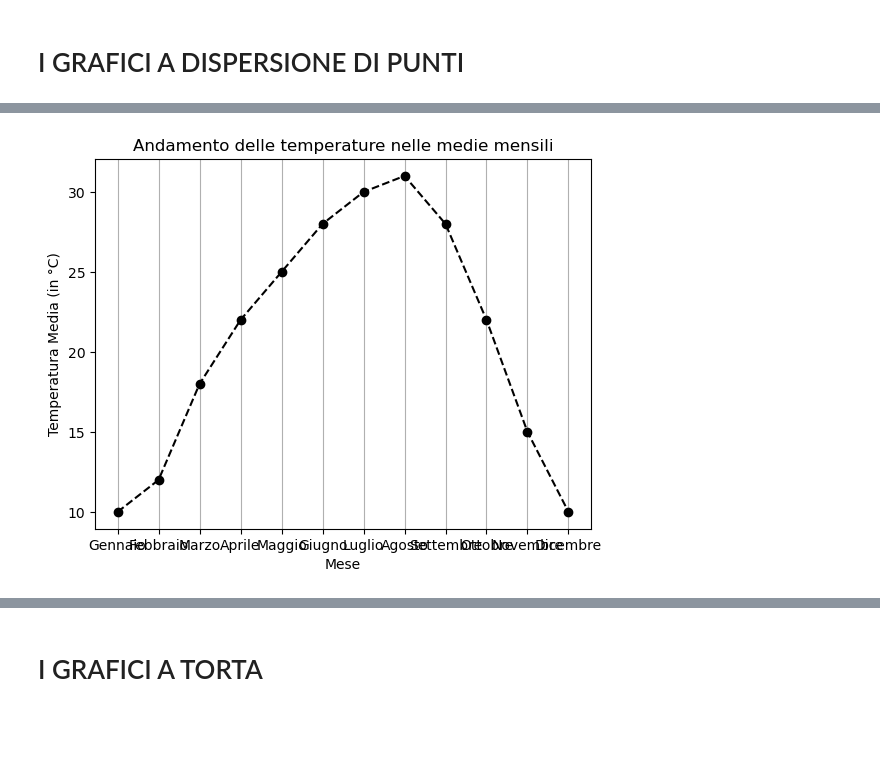
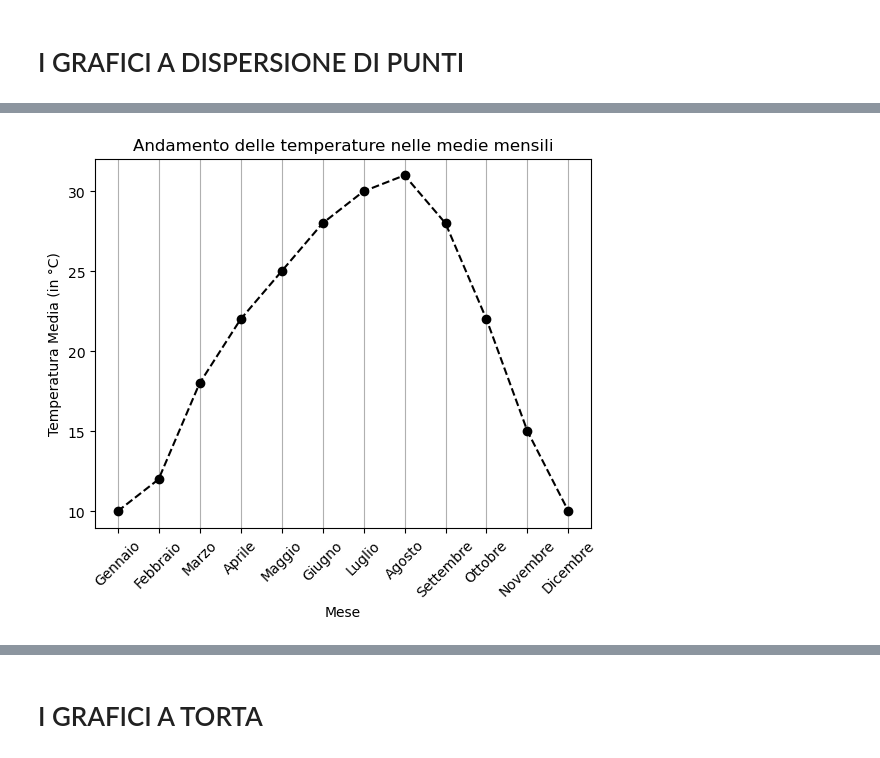
Before and after one commit to Istituto-freudinttheprodev/Python-ROBOTICA-E-AI, a Jupyter notebook: Es. 3 (i grafici).ipynb, the cells around one changed output, grey strips where cells are left out. Cells and saved outputs as stored; diff of their text form; code cells hidden in the pictures; blank space fills up the shorter version.

```diff
--- a/Es. 3 (i grafici).ipynb
+++ b/Es. 3 (i grafici).ipynb
@@ -106,12 +207,13 @@ plt.show()
 # %%
 import matplotlib.pyplot as plt
 mese=["Gennaio", "Febbraio", "Marzo", "Aprile", "Maggio", "Giugno", "Luglio", "Agosto", "Settembre", "Ottobre", "Novembre", "Dicembre"]
-temperaturamediadeimesi = [10, 12, 18, 22, 25, 28, 30, 31, 28, 22, 15, 10]
-plt.plot(mese, temperaturamediadeimesi, marker="o", linestyle="--", color="black")#si usa plot perchè in questo caso è un grafico a dispersione di punti
+temperaturamediadeimesi=[10, 12, 18, 22, 25, 28, 30, 31, 28, 22, 15, 10]
+plt.plot(mese, temperaturamediadeimesi, marker="o", linestyle="--", color="black")
 plt.title("Andamento delle temperature nelle medie mensili")
 plt.xlabel("Mese")
 plt.ylabel("Temperatura Media (in °C)")
 plt.grid(True, axis="x")#con l'aggiunta di axis le righe della piano selezionato (in questo caso x) saranno le uniche visibili
+plt.xticks(rotation=45)
 plt.show()
 # %% [output]
-[figure, old version]
+[figure, new version]
```
Also changed, not shown: parts of 29 cells of this notebook.
